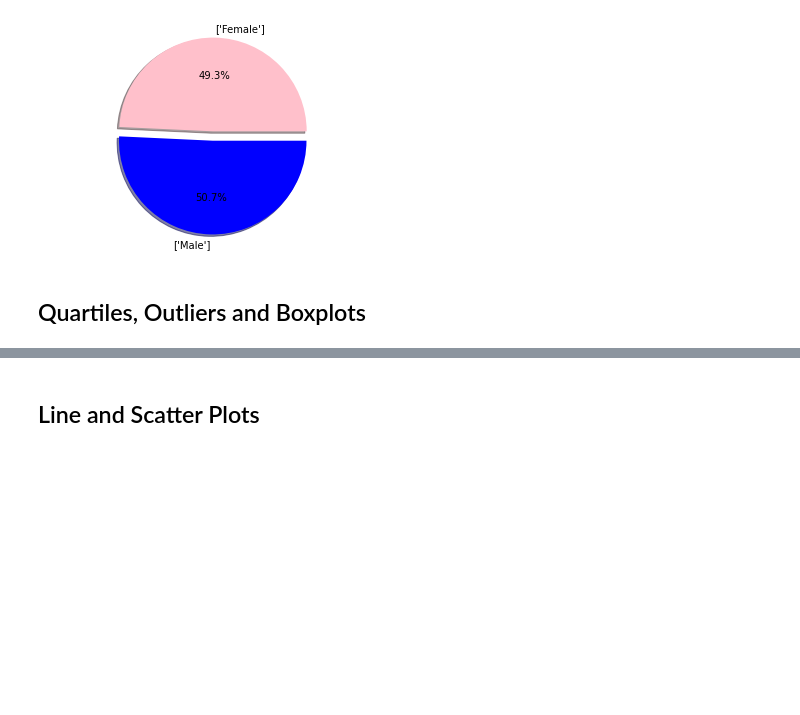
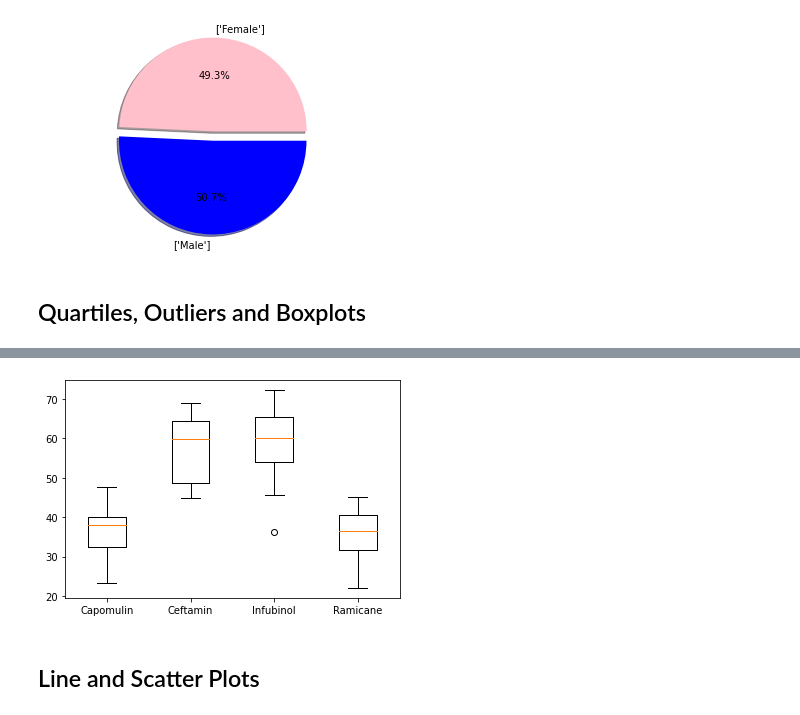
Before and after one commit to ToshaZ/Matplotlib-Challenge, a Jupyter notebook: Pymaceuticals/pymaceuticals_starter-checkpoint.ipynb, the cells around one changed output, grey strips where cells are left out. Saved outputs shown, nothing was run; the diff lists cells and outputs as text; code cells hidden in the pictures; blank space fills up the shorter version.

Commit message:
Completed box plot

```diff
--- a/Pymaceuticals/pymaceuticals_starter-checkpoint.ipynb
+++ b/Pymaceuticals/pymaceuticals_starter-checkpoint.ipynb
@@ -170,8 +169,14 @@ plt.show()
 # %%
 # Calculate the final tumor volume of each mouse across four of the treatment regimens:
 # Capomulin, Ramicane, Infubinol, and Ceftamin
-
 # Start by getting the last (greatest) timepoint for each mouse
-
+last_timepoint_df = clean_study_results.drop_duplicates(['Mouse ID', "Drug Regimen"], keep= 'last')
+last_timepoint_df
 
 # Merge this group df with the original dataframe to get the tumor volume at the last timepoint
+drug_index = last_timepoint_df.set_index("Drug Regimen")
+four_regimens = drug_index.loc[["Capomulin", "Ramicane", "Infubinol", "Ceftamin"], ["Tumor Volume (mm3)"]]
+
+four_regimens= four_regimens.reset_index()
+
+four_regimens
@@ -194,0 +197,27 @@ plt.show()
+# %%
+# Put treatments into a list for for loop (and later for plot labels)
+drugs = ['Capomulin','Ceftamin','Infubinol','Ramicane']
+
+# Calculate the IQR and quantitatively determine if there are any potential outliers.
+tumor_vols = [four_regimens.loc[four_regimens['Drug Regimen'] == drugs[i], 'Tumor Volume (mm3)'] for i in range(4)]
+
+for i in range(4):
+    quartiles = tumor_vols[i].quantile([.25,.5,.75])
+    lowerq = quartiles[0.25]
+    upperq = quartiles[0.75]
+    iqr = round(upperq-lowerq,2)
+
+    print(f"The lower quartile for Item {i+1} is: {lowerq}")
+    print(f"The upper quartile for Item {i+1} is: {upperq}")
+    print(f"The IQR for Item {i+1} is {iqr}.")
+
+    lower_bound = lowerq - (1.5*iqr)
+    upper_bound = upperq + (1.5*iqr)
+
+    print(f"Values for Item {i+1} below {lower_bound} could be outliers.")
+    print(f"Values for Item {i+1} above {upper_bound} could be outliers.")
+
+    if (lower_bound < tumor_vols[i].min()) & (upper_bound > tumor_vols[i].max()):
+        continue
+    else:
+        print(f"There is an outlier for Item {i+1}.")
@@ -195,5 +242,11 @@ plt.show()
 # %%
 # Generate a box plot of the final tumor volume of each mouse across four regimens of interest
+fig1, ax1 = plt.subplots()
+ax1.boxplot(tumor_vols)
+plt.setp(ax1, xticks=[1, 2, 3, 4], xticklabels=drugs)
+plt.show()
+# %% [output]
+[figure, added]
 # %% [markdown]
 ## Line and Scatter Plots
 # %%
```
Also changed, not shown: parts of 12 cells of this notebook.
